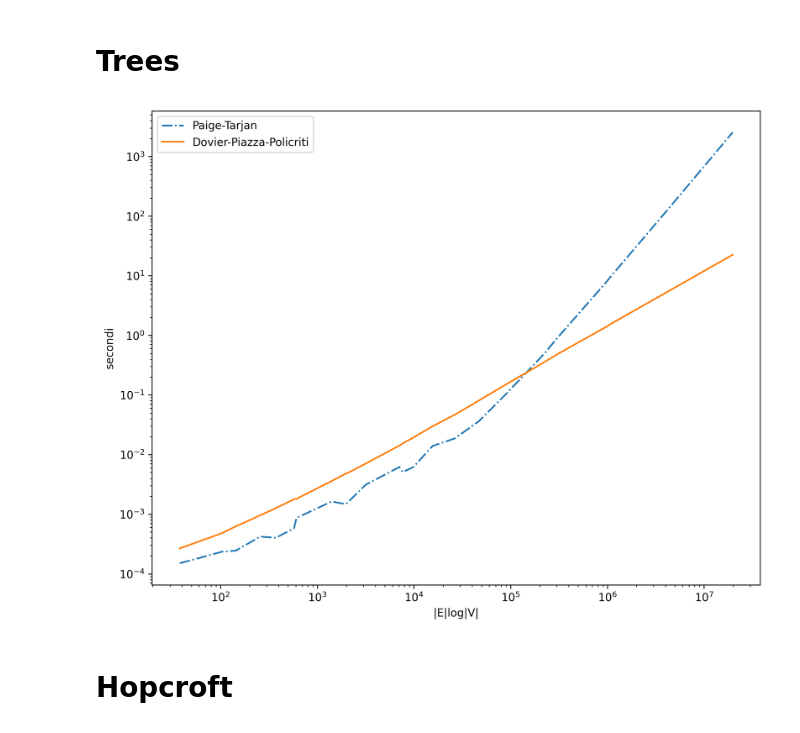
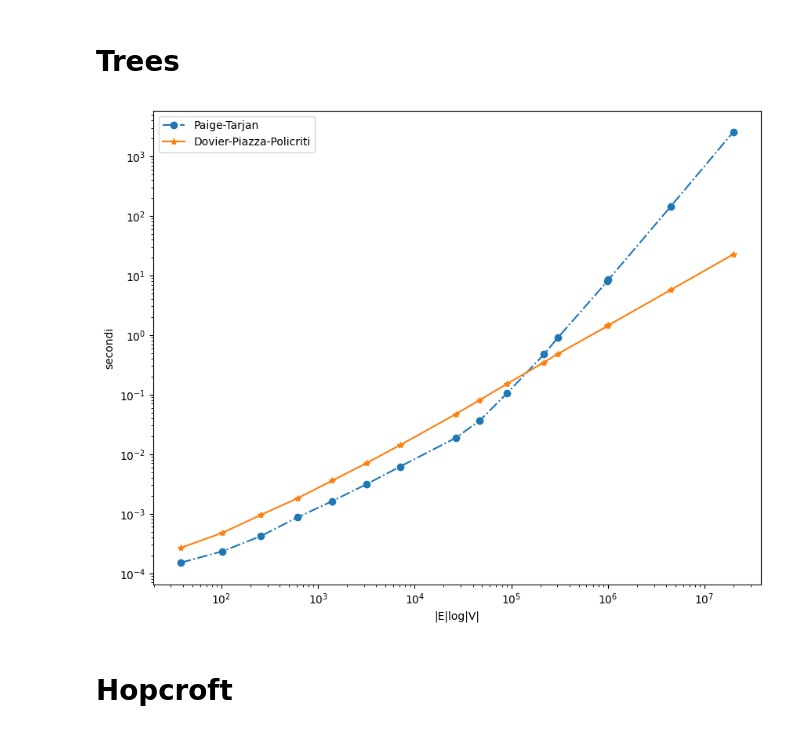
Before and after one commit to fandreuz/bsc-thesis, a Jupyter notebook: experiments/time/PerformancePlot.ipynb, the cells around one changed output. Cells and saved outputs as stored; diff of their text form; code cells hidden in the pictures.

```diff
--- a/experiments/time/PerformancePlot.ipynb
+++ b/experiments/time/PerformancePlot.ipynb
@@ -20,35 +20,40 @@ for d_idx, d in enumerate(depths):
 # %%
 x = []
 pta = []
 fba = []
+
+to_remove = [2,4,5,8,9,12,13,14]
 
 for d_idx, d in enumerate(depths):
     for r_idx,r in enumerate(branching_factors):
         x.append(math.log(results[d_idx, r_idx, 2]) * results[d_idx, r_idx, 3])
         pta.append(results[d_idx, r_idx, 0])
         fba.append(results[d_idx, r_idx, 1])
 
 x, pta, fba = zip(*sorted(zip(x, pta, fba)))
+x = np.delete(x, to_remove)
+pta = np.delete(pta, to_remove)
+fba = np.delete(fba, to_remove)
 
-plt.figure(figsize=(10,8), dpi=300)
+plt.figure(figsize=(10,8), dpi=100)
 
-plt.plot(x, pta, label='Paige-Tarjan', linestyle='-.')
-plt.plot(x, fba, label='Dovier-Piazza-Policriti')
+plt.plot(x, pta, label='Paige-Tarjan', linestyle='-.', marker='o')
+plt.plot(x, fba, label='Dovier-Piazza-Policriti', marker='*')
 
 plt.xlabel('|E|log|V|')
 plt.ylabel('secondi')
 
 plt.yscale('log')
 plt.xscale('log')
 
 plt.legend()
 
 plt.show()
 
 txtify(np.array(x), np.array(pta), 'tree/pta')
 txtify(np.array(x), np.array(fba), 'tree/fba')
 # %% [output]
-[figure, old version]
+[figure, new version]
 # %% [markdown]
 # Hopcroft
 # %%
```
Also changed, not shown: parts of 4 cells of this notebook, 24 other files.
